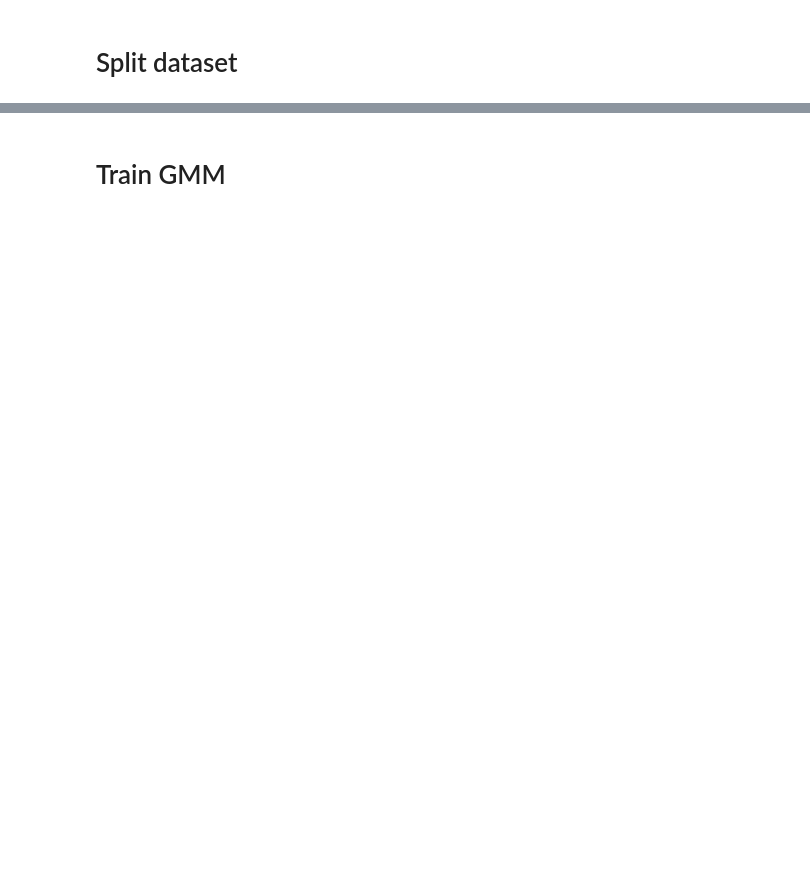
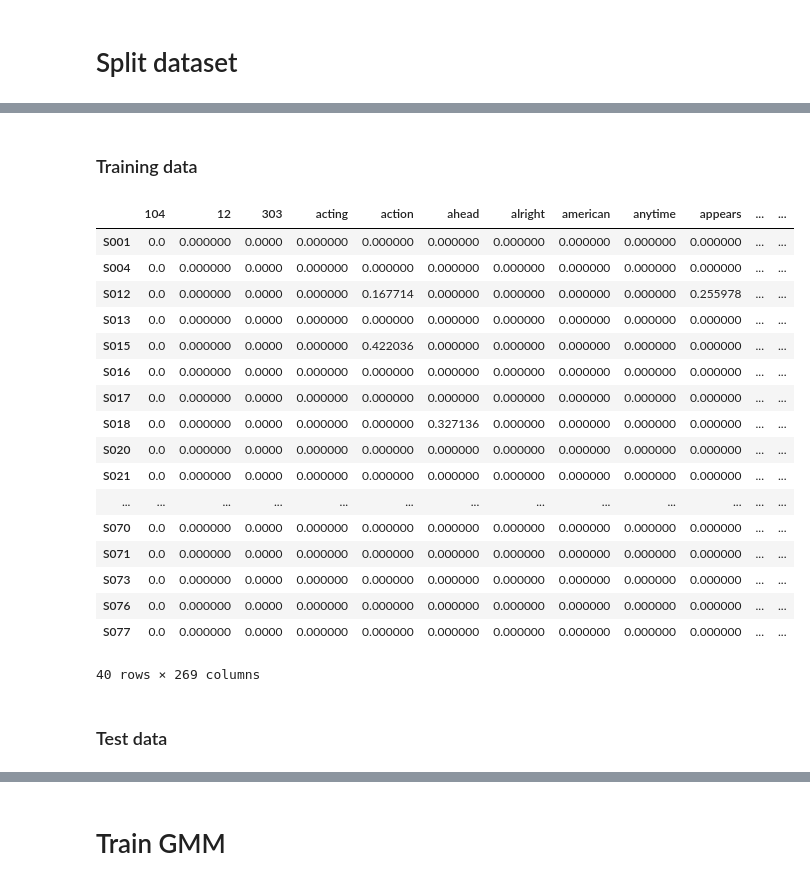
Before and after one commit to W210-SP21-Capstone-Dementia/model, a Jupyter notebook: 2-Speech-to-text.ipynb, the cells around one changed output, grey strips where cells are left out. Cells and saved outputs as stored; diff of their text form; code cells hidden in the pictures; blank space fills up the shorter version.

```diff
--- a/2-Speech-to-text.ipynb
+++ b/2-Speech-to-text.ipynb
@@ -273,0 +293,2 @@ S015.txt
+# %% [markdown]
+### Training data
@@ -273,0 +308,24 @@ S015.txt
+# %%
+train_dataset = pd.DataFrame(X_train_vc.toarray(), index=train_text_titles, columns=train_tfidf_vectorizer.get_feature_names())
+train_dataset
+# %% [output]
+|  | 104 | 12 | 303 | acting | action | ahead | alright | american | anytime | appears | ... | ... |
+| S001 | 0.0 | 0.000000 | 0.0000 | 0.000000 | 0.000000 | 0.000000 | 0.000000 | 0.000000 | 0.000000 | 0.000000 | ... | ... |
+| S004 | 0.0 | 0.000000 | 0.0000 | 0.000000 | 0.000000 | 0.000000 | 0.000000 | 0.000000 | 0.000000 | 0.000000 | ... | ... |
+| S012 | 0.0 | 0.000000 | 0.0000 | 0.000000 | 0.167714 | 0.000000 | 0.000000 | 0.000000 | 0.000000 | 0.255978 | ... | ... |
+| S013 | 0.0 | 0.000000 | 0.0000 | 0.000000 | 0.000000 | 0.000000 | 0.000000 | 0.000000 | 0.000000 | 0.000000 | ... | ... |
+| S015 | 0.0 | 0.000000 | 0.0000 | 0.000000 | 0.422036 | 0.000000 | 0.000000 | 0.000000 | 0.000000 | 0.000000 | ... | ... |
+| S016 | 0.0 | 0.000000 | 0.0000 | 0.000000 | 0.000000 | 0.000000 | 0.000000 | 0.000000 | 0.000000 | 0.000000 | ... | ... |
+| S017 | 0.0 | 0.000000 | 0.0000 | 0.000000 | 0.000000 | 0.000000 | 0.000000 | 0.000000 | 0.000000 | 0.000000 | ... | ... |
+| S018 | 0.0 | 0.000000 | 0.0000 | 0.000000 | 0.000000 | 0.327136 | 0.000000 | 0.000000 | 0.000000 | 0.000000 | ... | ... |
+| S020 | 0.0 | 0.000000 | 0.0000 | 0.000000 | 0.000000 | 0.000000 | 0.000000 | 0.000000 | 0.000000 | 0.000000 | ... | ... |
+| S021 | 0.0 | 0.000000 | 0.0000 | 0.000000 | 0.000000 | 0.000000 | 0.000000 | 0.000000 | 0.000000 | 0.000000 | ... | ... |
+| ... | ... | ... | ... | ... | ... | ... | ... | ... | ... | ... | ... | ... |
+| S070 | 0.0 | 0.000000 | 0.0000 | 0.000000 | 0.000000 | 0.000000 | 0.000000 | 0.000000 | 0.000000 | 0.000000 | ... | ... |
+| S071 | 0.0 | 0.000000 | 0.0000 | 0.000000 | 0.000000 | 0.000000 | 0.000000 | 0.000000 | 0.000000 | 0.000000 | ... | ... |
+| S073 | 0.0 | 0.000000 | 0.0000 | 0.000000 | 0.000000 | 0.000000 | 0.000000 | 0.000000 | 0.000000 | 0.000000 | ... | ... |
+| S076 | 0.0 | 0.000000 | 0.0000 | 0.000000 | 0.000000 | 0.000000 | 0.000000 | 0.000000 | 0.000000 | 0.000000 | ... | ... |
+| S077 | 0.0 | 0.000000 | 0.0000 | 0.000000 | 0.000000 | 0.000000 | 0.000000 | 0.000000 | 0.000000 | 0.000000 | ... | ... |
+40 rows × 269 columns
+# %% [markdown]
+### Test data
```
Also changed, not shown: parts of 19 cells of this notebook.
